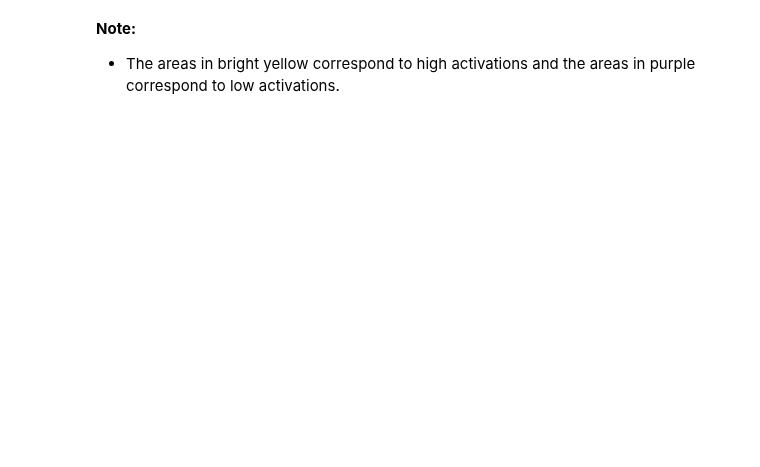
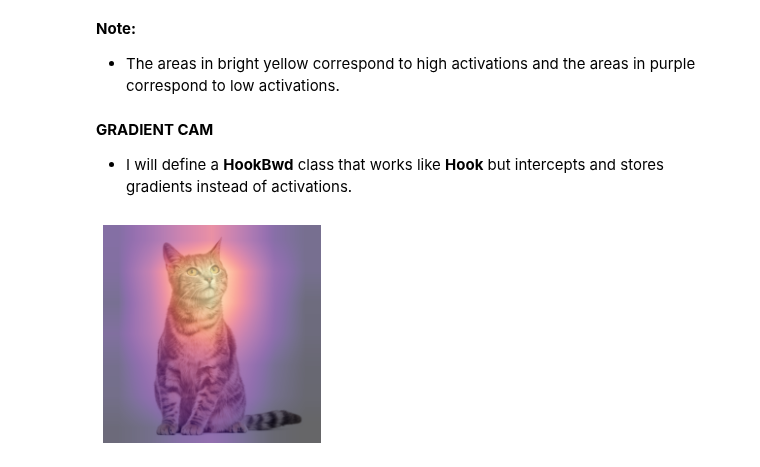
Before and after one commit to ThinamXx/Fastai, a Jupyter notebook: 17. CNN Interpretation/CNN Interpretation.ipynb, the cells around one changed output. Saved outputs shown, nothing was run; the diff lists cells and outputs as text; code cells hidden in the pictures; blank space fills up the shorter version.

```diff
--- a/17. CNN Interpretation/CNN Interpretation.ipynb
+++ b/17. CNN Interpretation/CNN Interpretation.ipynb
@@ -88,3 +92,53 @@ ax.imshow(cam_map[1].detach().cpu(), alpha=0.6,
 # %% [markdown]
 **Note:**
 - The areas in bright yellow correspond to high activations and the areas in purple correspond to low activations.
+# %%
+#@ REMOVING THE HOOK:
+hook.remove()
+# %%
+#@ DEFINING HOOK AS CONTEXT MANAGER:
+class Hook():                                                   # Defining Hook Class.
+    def __init__(self, m):                                      # Initializing Constructor Function.
+        self.hook = m.register_forward_hook(self.hook_func)     # Initializing Hook Function.
+    def hook_func(self, m, i, o):                               # Defining Hook Function.
+        self.stored = o.detach().clone()                        # Getting Copy of the Output.
+    def __enter__(self, *args): return self                     # Initializing Hook.
+    def __exit__(self, *args): self.hook.remove()               # Removing Hook.
+
+#@ IMPLEMENTATION OF HOOK:
+with Hook(learn.model[0]) as hook:
+    with torch.no_grad():
+        output = learn.model.eval()(x.cuda())
+    act = hook.stored                                           # Getting Activations.
+# %% [markdown]
+**GRADIENT CAM**
+- I will define a **HookBwd** class that works like **Hook** but intercepts and stores gradients instead of activations.
+# %%
+#@ DEFINING HOOK: GRADIENTS INSTEAD OF ACTIVATIONS:
+class HookBwd():                                                # Defining Hook Class.
+    def __init__(self, m):                                      # Initializing Constructor Function.
+        self.hook = m.register_backward_hook(self.hook_func)    # Initializing Hook Function.
+    def hook_func(self, m, gi, go):                             # Defining Hook Function.
+        self.stored = go[0].detach().clone()                    # Getting Copy of the Output.
+    def __enter__(self, *args): return self                     # Initializing Hook.
+    def __exit__(self, *args): self.hook.remove()               # Removing Hook.
+
+#@ IMPLEMENTATION OF HOOK:
+cls = 1                                                         # Initialization.
+with HookBwd(learn.model[0]) as hookg:
+    with Hook(learn.model[0]) as hook:
+        output = learn.model.eval()(x.cuda())
+        act = hook.stored                                       # Getting Activations.
+    output[0, cls].backward()
+    grad = hookg.stored                                         # Getting Gradients.
+# %%
+#@ INITIALIZING HEATMAP VISUALIZATION:
+w = grad[0].mean(dim=[1,2], keepdim=True)                       # Getting Average of Gradients.
+cam_map = (w * act[0]).sum(0)                                   # Initializing Feature Map.
+_, ax = plt.subplots()
+x_dec.show(ctx=ax)
+ax.imshow(cam_map.detach().cpu(), alpha=0.6,
+          extent=(0,224,224,0), interpolation="bilinear",
+          cmap="magma");                                        # Inspecting Heatmap Visualization.
+# %% [output]
+[figure, added]
```
Also changed, not shown: parts of 6 cells of this notebook.
